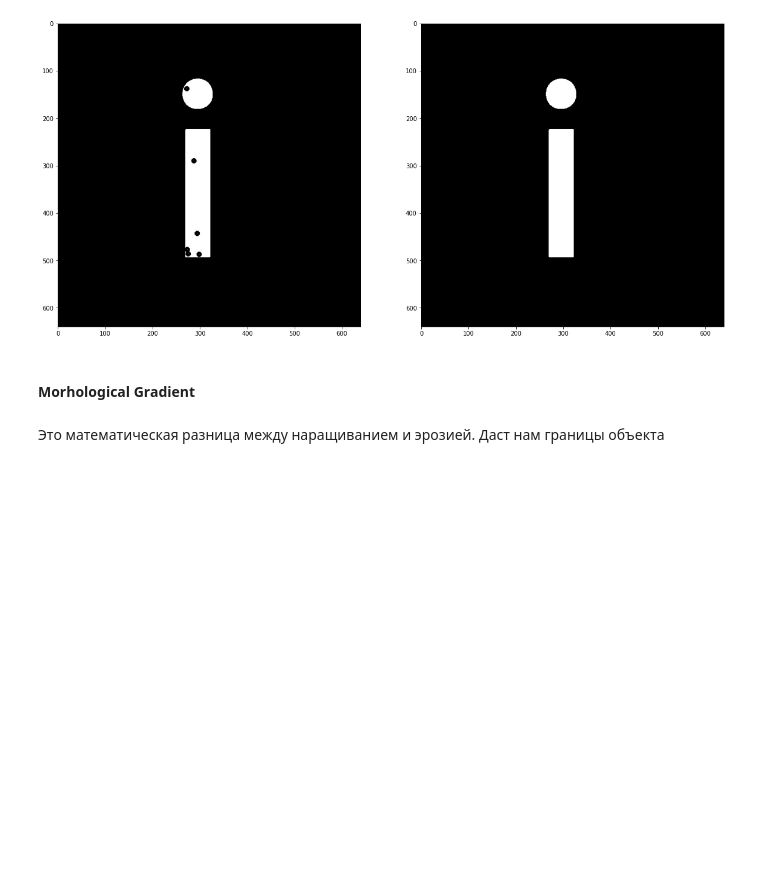
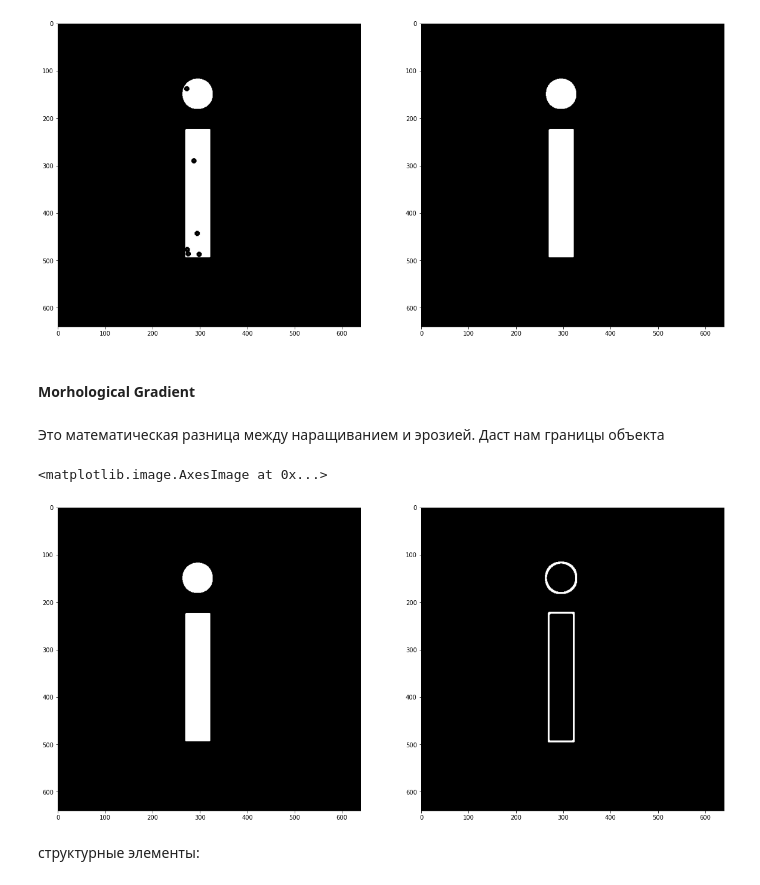
Before and after one commit to preciselyV/masteringComputerVision, a Jupyter notebook: classic/morhologies.ipynb, the cells around one changed output. Saved outputs shown, nothing was run; the diff lists cells and outputs as text; code cells hidden in the pictures; blank space fills up the shorter version.

```diff
--- a/classic/morhologies.ipynb
+++ b/classic/morhologies.ipynb
@@ -107,12 +107,17 @@ plt.imshow(closing, cmap = "gray")
 # %%
 img = cv.imread("./ph/letter.jpg")
 img = cv.resize(img, (640,640))
 _, thresh = cv.threshold(img, 127, 255, cv.THRESH_BINARY_INV)
 img =  thresh
-kernel = np.ones((11,11), np.uint8)
-closing = cv.morphologyEx(img, cv.MORPH_CLOSE, kernel)
+kernel = np.ones((5,5), np.uint8)
+closing = cv.morphologyEx(img, cv.MORPH_GRADIENT, kernel)
 f = plt.figure(figsize = (20,20))
 f.add_subplot(121)
 plt.imshow(img, cmap = "gray")
 f.add_subplot(122)
 plt.imshow(closing, cmap = "gray")
+# %% [output]
+<matplotlib.image.AxesImage at 0x...>
+[figure, added]
+# %% [markdown]
+структурные элементы:
```
Also changed, not shown: parts of 2 cells of this notebook.
